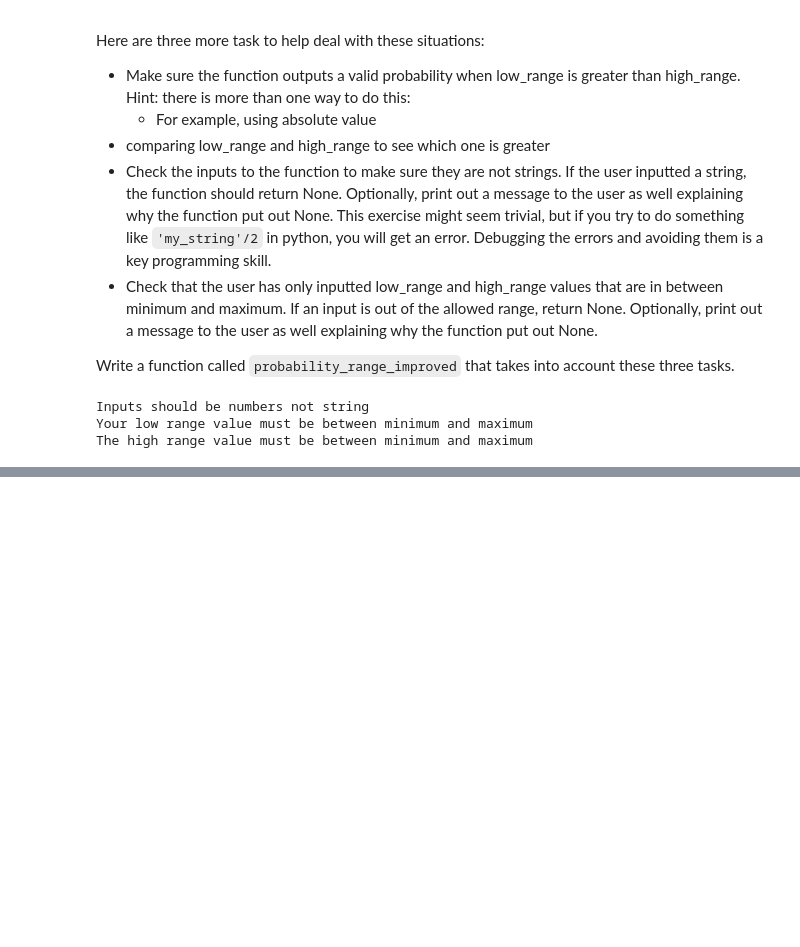
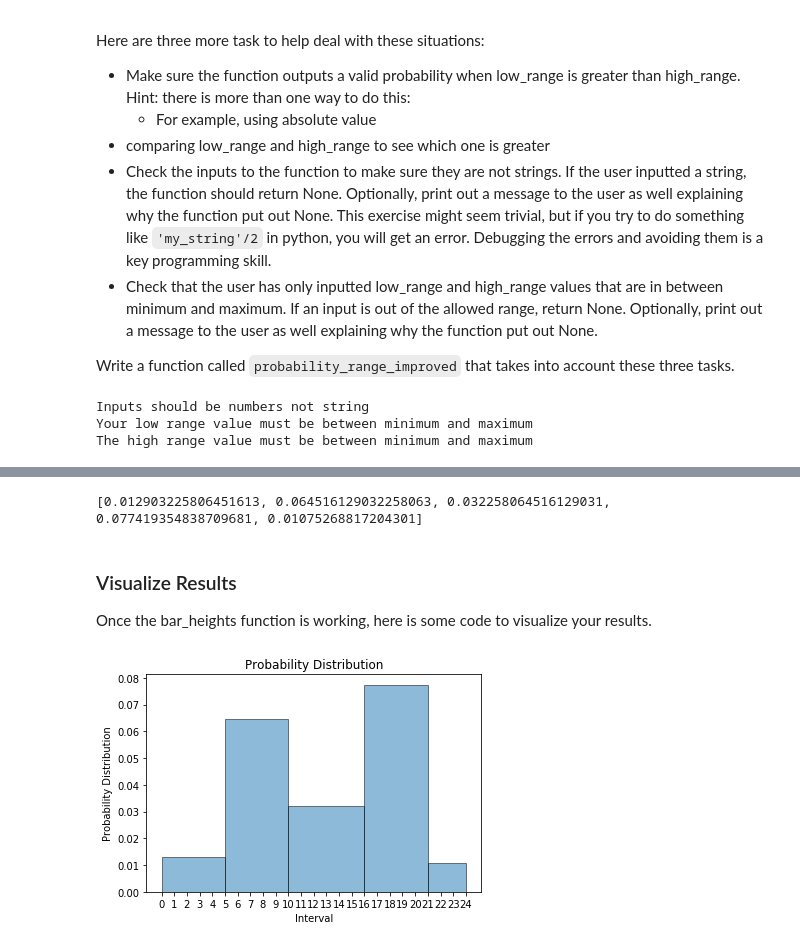
Before and after one commit to vincefav/bayes, a Jupyter notebook: Probability.ipynb, the cells around one changed output, grey strips where cells are left out. Drawn from its saved outputs; the diff is of its cells as text; code cells hidden in the pictures; blank space fills up the shorter version.

```diff
--- a/Probability.ipynb
+++ b/Probability.ipynb
@@ -157,0 +229,32 @@ The high range value must be between minimum and maximum
+# %%
+# Run to test
+print(bar_heights([0, 5, 10, 16, 21, 24], [1, 5, 3, 6, 0.5], 0.05))
+# %% [output]
+[0.012903225806451613, 0.064516129032258063, 0.032258064516129031, 0.077419354838709681, 0.01075268817204301]
+# %% [markdown]
+### Visualize Results
+
+Once the bar_heights function is working, here is some code to visualize your results.
+# %%
+hour_intervals = [0, 5, 10, 16, 21, 24]
+probability_intervals = [1, 5, 3, 6, 1/2]
+accident_probability = 0.05
+
+heights = bar_heights(hour_intervals, probability_intervals, accident_probability)
+freqs = np.array(heights)
+bins = np.array(hour_intervals)
+widths = bins[1:] - bins[:-1]
+freqs = freqs.astype(np.float)
+
+widths = bins[1:] - bins[:-1]
+
+tick_interval = 1
+plt.bar(bins[:-1], freqs, width=widths, align='edge', edgecolor='black', alpha=0.5)
+plt.xlabel('Interval')
+plt.ylabel('Probability Distribution')
+plt.title('Probability Distribution')
+plt.xticks(np.arange(min(bins), max(bins)+1, tick_interval))
+
+plt.show()
+# %% [output]
+[figure, added]
```
Also changed, not shown: parts of 3 cells of this notebook.
